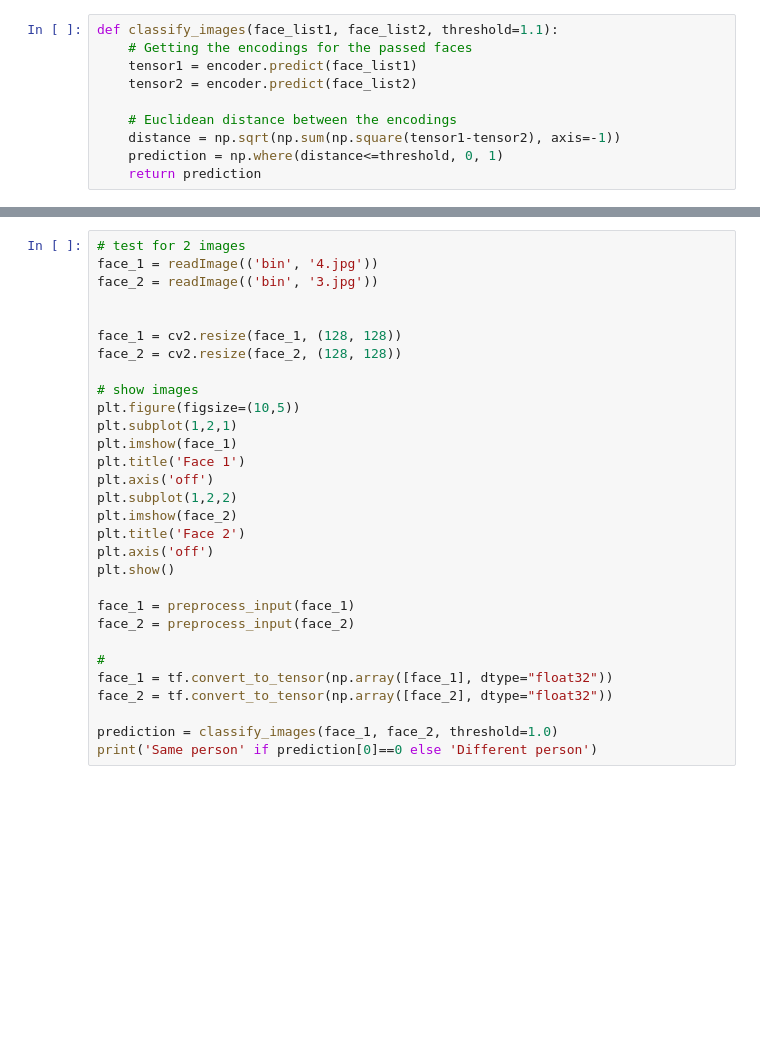
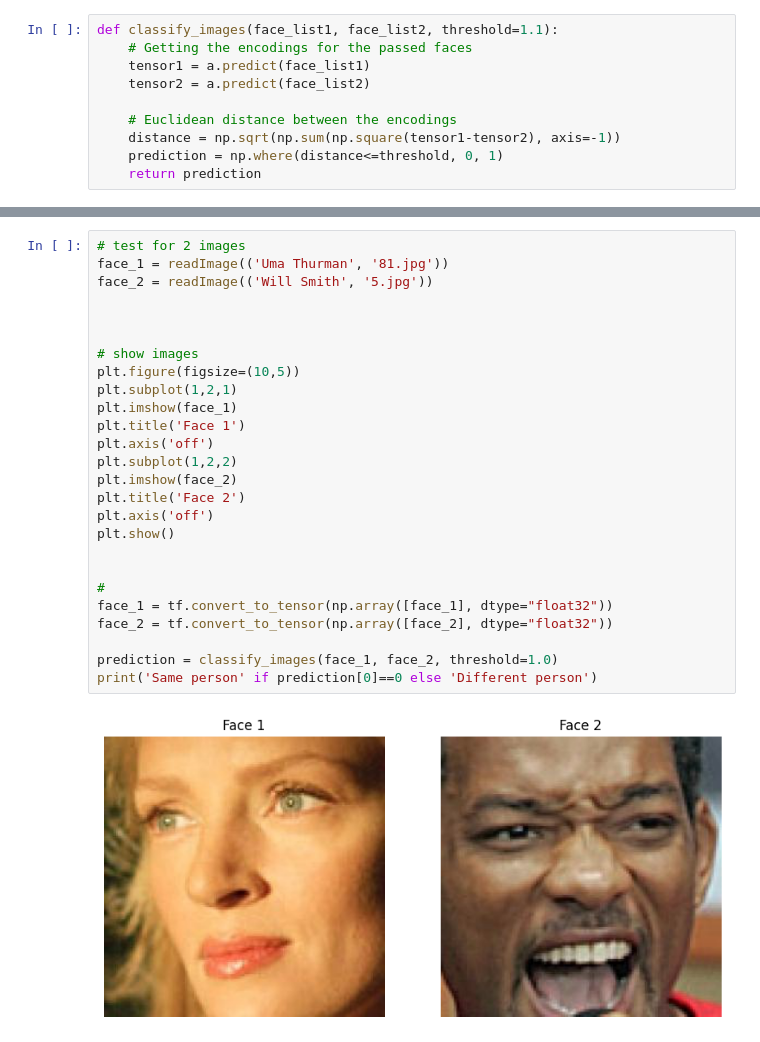
Before and after one commit to Hi0s/FaceRecognition, a Jupyter notebook: Siamese_Celeb.ipynb, the cells around one changed output, grey strips where cells are left out. Saved outputs shown, nothing was run; the diff lists cells and outputs as text; blank space fills up the shorter version.

```diff
--- a/Siamese_Celeb.ipynb
+++ b/Siamese_Celeb.ipynb
@@ -420,8 +437,8 @@ FileNotFoundError: [Errno 2] Unable to synchronously open file (unable to open f
 # %%
 def classify_images(face_list1, face_list2, threshold=1.1):
     # Getting the encodings for the passed faces
-    tensor1 = encoder.predict(face_list1)
-    tensor2 = encoder.predict(face_list2)
+    tensor1 = a.predict(face_list1)
+    tensor2 = a.predict(face_list2)
 
     # Euclidean distance between the encodings
     distance = np.sqrt(np.sum(np.square(tensor1-tensor2), axis=-1))
@@ -492,30 +534,28 @@ ModelMetrics(pos_list, neg_list)
 # %%
 # test for 2 images
-face_1 = readImage(('bin', '4.jpg'))
-face_2 = readImage(('bin', '3.jpg'))
+face_1 = readImage(('Uma Thurman', '81.jpg'))
+face_2 = readImage(('Will Smith', '5.jpg'))
 
 
-face_1 = cv2.resize(face_1, (128, 128))
-face_2 = cv2.resize(face_2, (128, 128))
 
 # show images
 plt.figure(figsize=(10,5))
 plt.subplot(1,2,1)
 plt.imshow(face_1)
 plt.title('Face 1')
 plt.axis('off')
 plt.subplot(1,2,2)
 plt.imshow(face_2)
 plt.title('Face 2')
 plt.axis('off')
 plt.show()
 
-face_1 = preprocess_input(face_1)
-face_2 = preprocess_input(face_2)
 
 #
 face_1 = tf.convert_to_tensor(np.array([face_1], dtype="float32"))
 face_2 = tf.convert_to_tensor(np.array([face_2], dtype="float32"))
 
 prediction = classify_images(face_1, face_2, threshold=1.0)
 print('Same person' if prediction[0]==0 else 'Different person')
+# %% [output]
+[figure, added]
```
Also changed, not shown: parts of 16 cells of this notebook, 1 other file.
